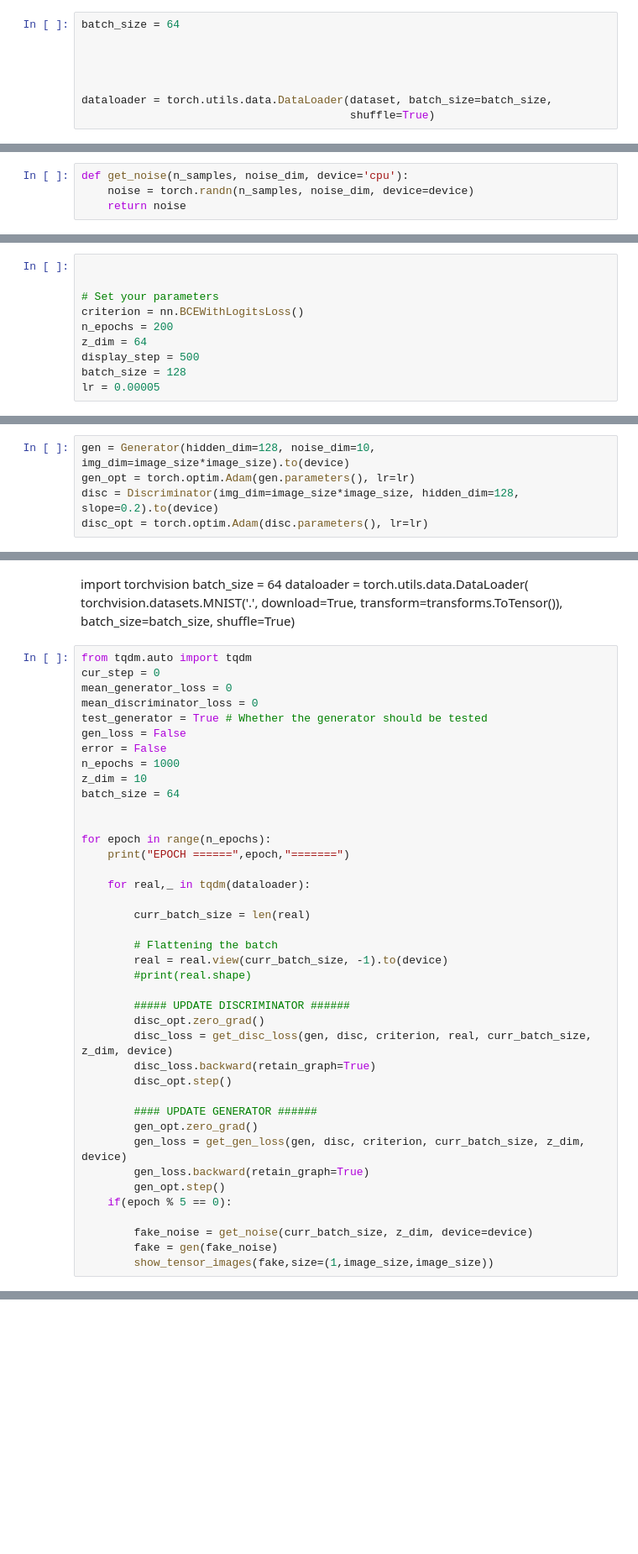
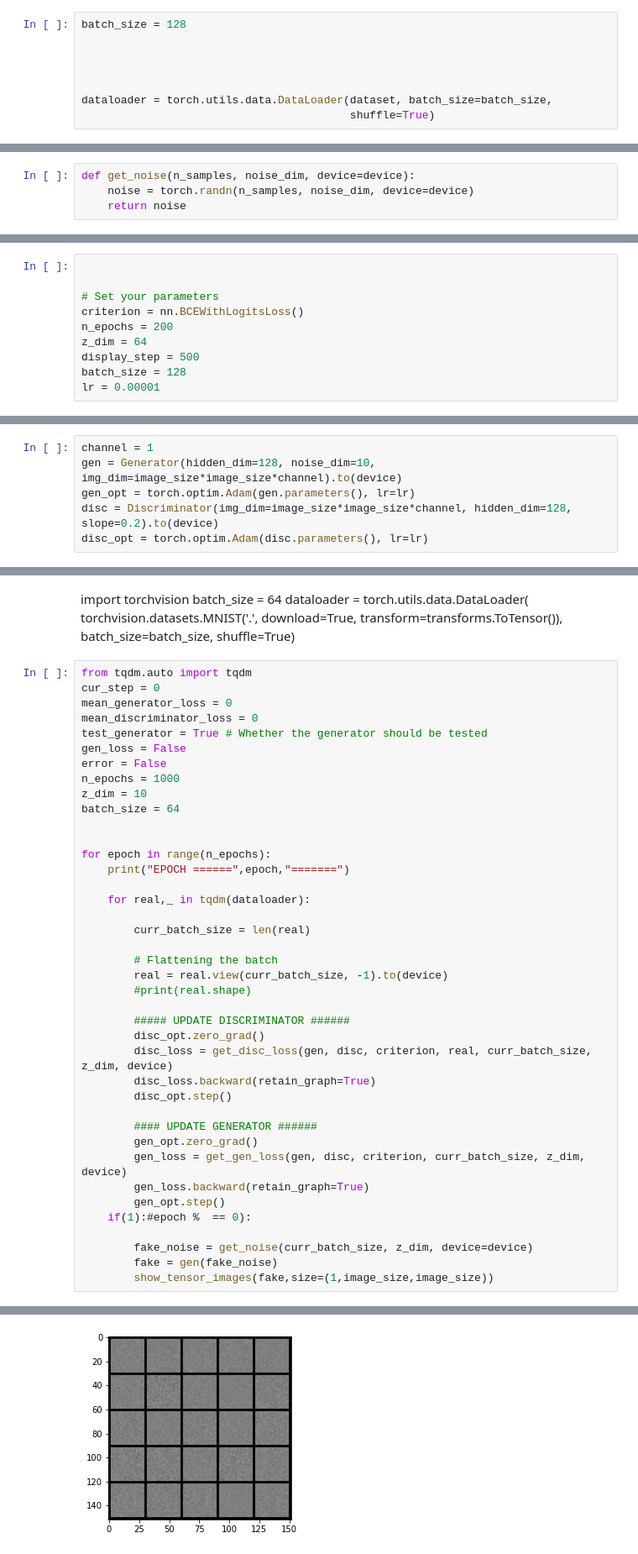
Before and after one commit to NeelMishra/GAN_practice, a Jupyter notebook: main.ipynb, the cells around one changed output, grey strips where cells are left out. Shown at 84% size. Cells and saved outputs as stored; diff of their text form; blank space fills up the shorter version.

```diff
--- a/main.ipynb
+++ b/main.ipynb
@@ -26,7 +26,7 @@ dataset = datasets.ImageFolder(root='../',
                                #transforms.Normalize((0.5, 0.5, 0.5), (0.5, 0.5, 0.5)),
                            ]))
 # %%
-batch_size = 64
+batch_size = 128
 
 
 
@@ -96,7 +97,7 @@ class Discriminator(nn.Module):
     def forward(self, image):
         return self.disc(image)
 # %%
-def get_noise(n_samples, noise_dim, device='cpu'):
+def get_noise(n_samples, noise_dim, device=device):
     noise = torch.randn(n_samples, noise_dim, device=device)
     return noise
 # %%
@@ -110,7 +111,7 @@ n_epochs = 200
 z_dim = 64
 display_step = 500
 batch_size = 128
-lr = 0.00005
+lr = 0.00001
 # %%
 gen
 # %% [output]
@@ -145,9 +146,10 @@ gen_opt = torch.optim.Adam(gen.parameters(), lr=lr)
 disc = Discriminator(img_dim = image_size, hidden_dim = 128, slope = 0.2).to(device=device)
 disc_opt = torch.optim.Adam(disc.parameters(), lr=lr)
 # %%
-gen = Generator(hidden_dim=128, noise_dim=10, img_dim=image_size*image_size).to(device)
+channel = 1
+gen = Generator(hidden_dim=128, noise_dim=10, img_dim=image_size*image_size*channel).to(device)
 gen_opt = torch.optim.Adam(gen.parameters(), lr=lr)
-disc = Discriminator(img_dim=image_size*image_size, hidden_dim=128, slope=0.2).to(device)
+disc = Discriminator(img_dim=image_size*image_size*channel, hidden_dim=128, slope=0.2).to(device)
 disc_opt = torch.optim.Adam(disc.parameters(), lr=lr)
 # %%
 image_size
@@ -238,31 +240,32 @@ batch_size = 64
 
 
 for epoch in range(n_epochs):
     print("EPOCH ======",epoch,"=======")
 
     for real,_ in tqdm(dataloader):
 
         curr_batch_size = len(real)
 
         # Flattening the batch
         real = real.view(curr_batch_size, -1).to(device)
         #print(real.shape)
 
         ##### UPDATE DISCRIMINATOR ######
         disc_opt.zero_grad()
         disc_loss = get_disc_loss(gen, disc, criterion, real, curr_batch_size, z_dim, device)
         disc_loss.backward(retain_graph=True)
         disc_opt.step()
 
         #### UPDATE GENERATOR ######
         gen_opt.zero_grad()
         gen_loss = get_gen_loss(gen, disc, criterion, curr_batch_size, z_dim, device)
         gen_loss.backward(retain_graph=True)
         gen_opt.step()
-    if(epoch % 5 == 0):
+    if(1):#epoch %  == 0):
 
         fake_noise = get_noise(curr_batch_size, z_dim, device=device)
         fake = gen(fake_noise)
         show_tensor_images(fake,size=(1,image_size,image_size))
 # %% [output]
 EPOCH ====== 0 =======
+[figure, added]
```
Also changed, not shown: parts of 8 cells of this notebook.
